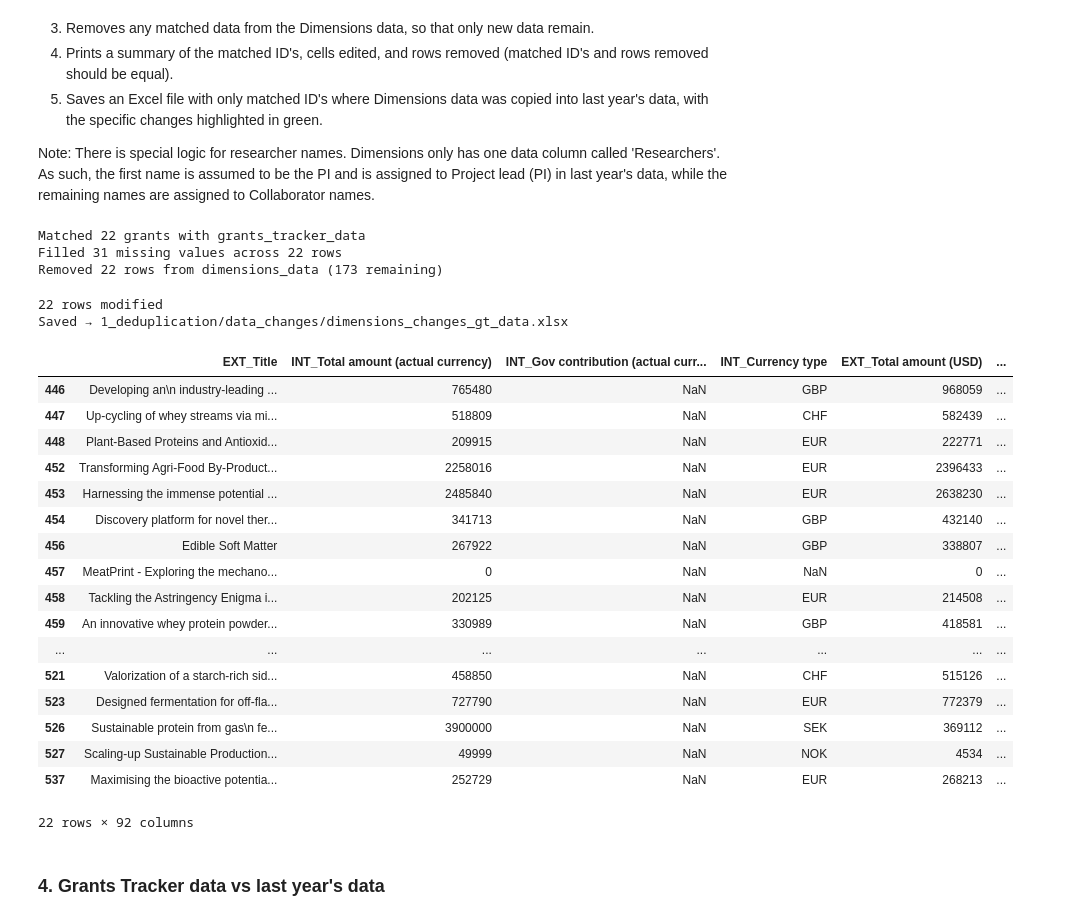
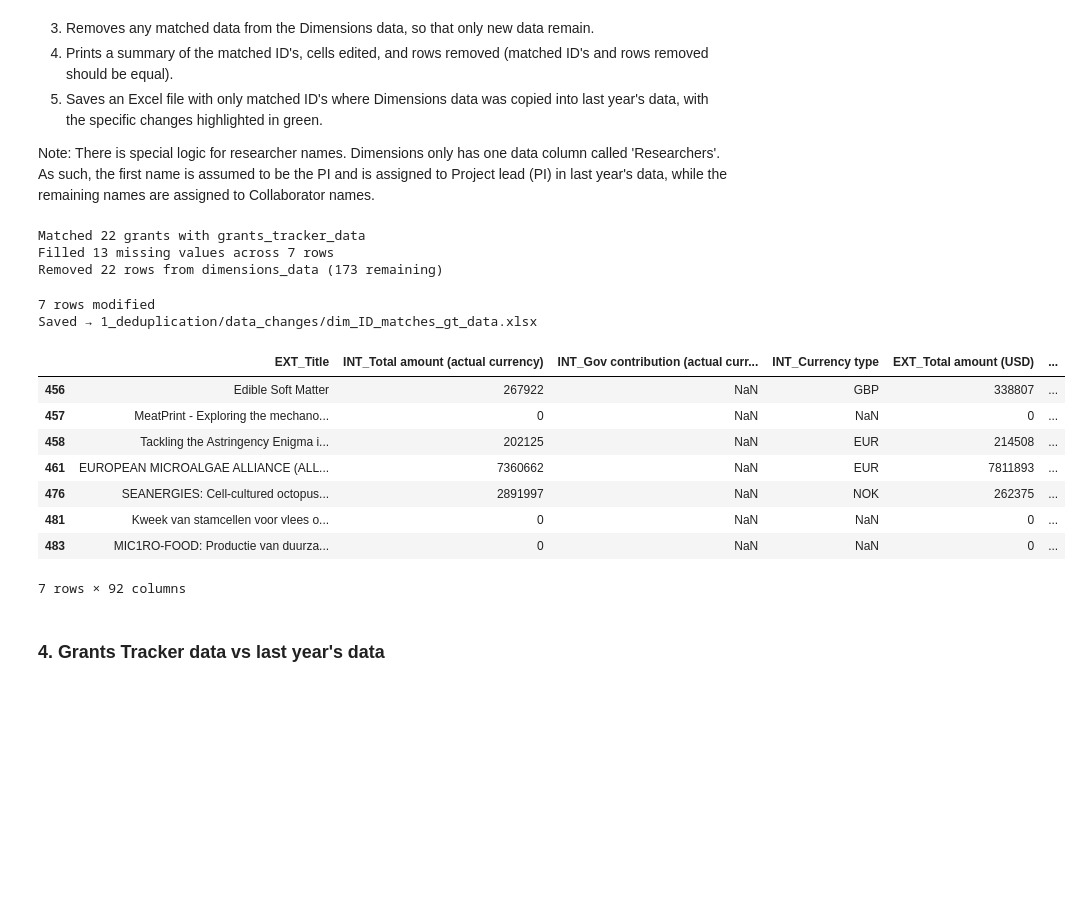
Before and after one commit to violah-fellow/SHEEP, a Jupyter notebook: Funding/grant_deduplication.ipynb, the cells around one changed output. Drawn from its saved outputs; the diff is of its cells as text; code cells hidden in the pictures; blank space fills up the shorter version.

```diff
--- a/Funding/grant_deduplication.ipynb
+++ b/Funding/grant_deduplication.ipynb
@@ -503,6 +522,7 @@ grants_tracker_data_edited = grants_tracker_data.copy()
 
 
 # Mapping: dimensions_data column → grants_tracker_data column (gap-fill only, no overwrites)
+# NOTE: PI organisation/Collaborator institutions (from Research Organization - standardized) and Project lead/Collaborator names (from Researchers) are handled separately below, because they require special logic to split the semicolon-separated values into PI/lead vs Collaborators.
 gt_col_map = {
     'Title translated':                              'EXT_Title',
     'Abstract translated':                           'EXT_Abstract',
@@ -511,8 +531,6 @@ gt_col_map = {
     'Funding amount in USD':                         'EXT_Total amount (USD)',
     'Start date':                                    'EXT_Project start date (estimated)',
     'End Year':                                      'INT_End date',
-    'Research Organization - original':              'EXT_Collaborator organizations',
-    'Research Organization - standardized':          'EXT_PI organization',
     'State of standardized research organization':   'EXT_PI organisation state',
     'Country of standardized research organization': 'EXT_PI organization country',
     'Funder':                                        'EXT_Funder name',
@@ -576,6 +594,26 @@ for _, dim_row in dimensions_data.iterrows():  # loop over every grant in dimens
                     gt_changed_indices.add(gt_idx)
                     gt_cells_filled += 1
 
+        # --- Research Organization - standardized → EXT_PI organization + EXT_Collaborator organizations ---
+        research_org_val = dim_row.get('Research Organization - standardized')
+        if not _is_empty(research_org_val):  # only proceed if Dimensions has research organization data
+            orgs = [o.strip() for o in str(research_org_val).split(';') if o.strip()]  # split semicolon-separated institutions into a list
+            if orgs:  # guard against an empty list after splitting
+                pi_org_empty     = _is_empty(grants_tracker_data_edited.at[gt_idx, 'EXT_PI organization'])
+                collab_org_empty = _is_empty(grants_tracker_data_edited.at[gt_idx, 'EXT_Collaborator organizations'])
+
+                if pi_org_empty:  # PI organization field is blank — fill first institution into PI, rest into Collaborators
+                    grants_tracker_data_edited.at[gt_idx, 'EXT_PI organization'] = orgs[0]
+                    gt_changed_indices.add(gt_idx)
+                    gt_cells_filled += 1
+                    if collab_org_empty and len(orgs) > 1:  # only fill Collaborators if it's also blank and there are additional institutions
+                        grants_tracker_data_edited.at[gt_idx, 'EXT_Collaborator organizations'] = '; '.join(orgs[1:])
+                        gt_cells_filled += 1
+                elif collab_org_empty and len(orgs) > 1:  # PI organization already filled but Collaborators is blank — add all institutions except the first
+                    grants_tracker_data_edited.at[gt_idx, 'EXT_Collaborator organizations'] = '; '.join(orgs[1:])
+                    gt_changed_indices.add(gt_idx)
+                    gt_cells_filled += 1
+
 # Remove matched rows from dimensions_data — they already exist in grants_tracker_data
 before = len(dimensions_data)
 dimensions_data = dimensions_data[
@@ -590,48 +628,39 @@ print(f"Filled {gt_cells_filled} missing values across {len(gt_changed_indices)}
 print(f"Removed {before - after} rows from dimensions_data ({after} remaining)")
 # %% [output]
 Matched 22 grants with grants_tracker_data
-Filled 31 missing values across 22 rows
+Filled 13 missing values across 7 rows
 Removed 22 rows from dimensions_data (173 remaining)
 # %%
 # Inspect changes: all columns, only rows that were modified, changed cells highlighted green.
 
 gt_changes_view = grants_tracker_data_edited.loc[sorted(gt_changed_indices)]
 
 def _highlight_filled_gt(data):
     """Green background on cells that were empty in the original but filled in the edited version."""
     styles = pd.DataFrame('', index=data.index, columns=data.columns)
     for idx in data.index:
         for col in data.columns:
             if _is_empty(grants_tracker_data.at[idx, col]) and not _is_empty(data.at[idx, col]):
                 styles.at[idx, col] = 'background-color: #c6efce; color: #276221'
     return styles
 
 print(f"{len(gt_changed_indices)} rows modified")
 gt_styled = gt_changes_view.style.apply(_highlight_filled_gt, axis=None)
-gt_styled.to_excel("1_deduplication/data_changes/dimensions_changes_gt_data.xlsx", index=True)
-print("Saved → 1_deduplication/data_changes/dimensions_changes_gt_data.xlsx")
+gt_styled.to_excel("1_deduplication/data_changes/dim_ID_matches_gt_data.xlsx", index=True)
+print("Saved → 1_deduplication/data_changes/dim_ID_matches_gt_data.xlsx")
 gt_changes_view
 # %% [output]
-22 rows modified
-Saved → 1_deduplication/data_changes/dimensions_changes_gt_data.xlsx
+7 rows modified
+Saved → 1_deduplication/data_changes/dim_ID_matches_gt_data.xlsx
 |  | EXT_Title | INT_Total amount (actual currency) | INT_Gov contribution (actual curr... | INT_Currency type | EXT_Total amount (USD) | ... |
-| 446 | Developing an\n industry-leading ... | 765480 | NaN | GBP | 968059 | ... |
-| 447 | Up-cycling of whey streams via mi... | 518809 | NaN | CHF | 582439 | ... |
-| 448 | Plant-Based Proteins and Antioxid... | 209915 | NaN | EUR | 222771 | ... |
-| 452 | Transforming Agri-Food By-Product... | 2258016 | NaN | EUR | 2396433 | ... |
-| 453 | Harnessing the immense potential ... | 2485840 | NaN | EUR | 2638230 | ... |
-| 454 | Discovery platform for novel ther... | 341713 | NaN | GBP | 432140 | ... |
 | 456 | Edible Soft Matter | 267922 | NaN | GBP | 338807 | ... |
 | 457 | MeatPrint - Exploring the mechano... | 0 | NaN | NaN | 0 | ... |
 | 458 | Tackling the Astringency Enigma i... | 202125 | NaN | EUR | 214508 | ... |
-| 459 | An innovative whey protein powder... | 330989 | NaN | GBP | 418581 | ... |
-| ... | ... | ... | ... | ... | ... | ... |
-| 521 | Valorization of a starch-rich sid... | 458850 | NaN | CHF | 515126 | ... |
-| 523 | Designed fermentation for off-fla... | 727790 | NaN | EUR | 772379 | ... |
-| 526 | Sustainable protein from gas\n fe... | 3900000 | NaN | SEK | 369112 | ... |
-| 527 | Scaling-up Sustainable Production... | 49999 | NaN | NOK | 4534 | ... |
-| 537 | Maximising the bioactive potentia... | 252729 | NaN | EUR | 268213 | ... |
+| 461 | EUROPEAN MICROALGAE ALLIANCE (ALL... | 7360662 | NaN | EUR | 7811893 | ... |
+| 476 | SEANERGIES: Cell-cultured octopus... | 2891997 | NaN | NOK | 262375 | ... |
+| 481 | Kweek van stamcellen voor vlees o... | 0 | NaN | NaN | 0 | ... |
+| 483 | MIC1RO-FOOD: Productie van duurza... | 0 | NaN | NaN | 0 | ... |
-22 rows × 92 columns
+7 rows × 92 columns
 # %% [markdown]
 ### 4. Grants Tracker data vs last year's data
 # %% [markdown]
```
Also changed, not shown: parts of 11 cells of this notebook, 15 other files.
